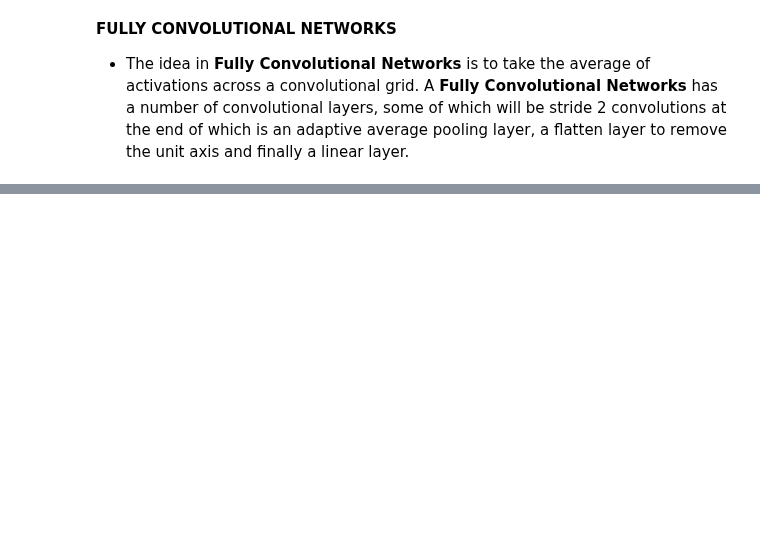
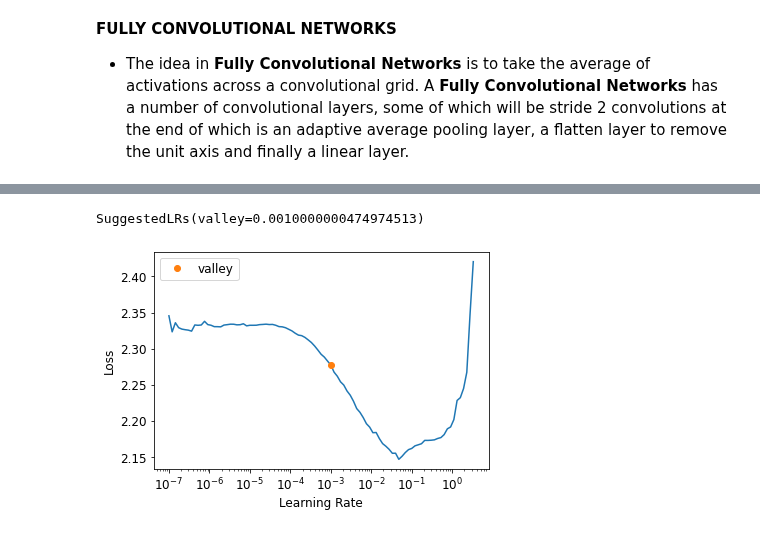
Before and after one commit to ThinamXx/Fastai, a Jupyter notebook: 13. ResNets/ResNets.ipynb, the cells around one changed output, grey strips where cells are left out. Drawn from its saved outputs; the diff is of its cells as text; code cells hidden in the pictures; blank space fills up the shorter version.

```diff
--- a/13. ResNets/ResNets.ipynb
+++ b/13. ResNets/ResNets.ipynb
@@ -56,3 +56,13 @@ def get_model():                                             # Defining Fully Co
                          nn.AdaptiveAvgPool2d(1),            # Initializing Adaptive Average Pooling Layer.
                          Flatten(),                          # Removing Unit Axis.
                          nn.Linear(256, dls.c))              # Initializing Final Linear Layer.
+# %%
+#@ FUNCTION FOR TRAINING THE MODEL:
+def get_learner(m):                                          # Defining the Function.
+    return Learner(dls, m, loss_func=nn.CrossEntropyLoss(),
+                   metrics=accuracy).to_fp16()               # Initializing Learner.
+
+#@ IMPLEMENTATION OF FUNCTION:
+learn = get_learner(get_model())                             # Initializing the Learner.
+learn.lr_find()                                              # Getting Optimal Learning Rate.
+# %% [output]
@@ -58,0 +70,2 @@ def get_model():                                             # Defining Fully Co
+SuggestedLRs(valley=0.0010000000474974513)
+[figure, added]
```
Also changed, not shown: parts of 9 cells of this notebook.
